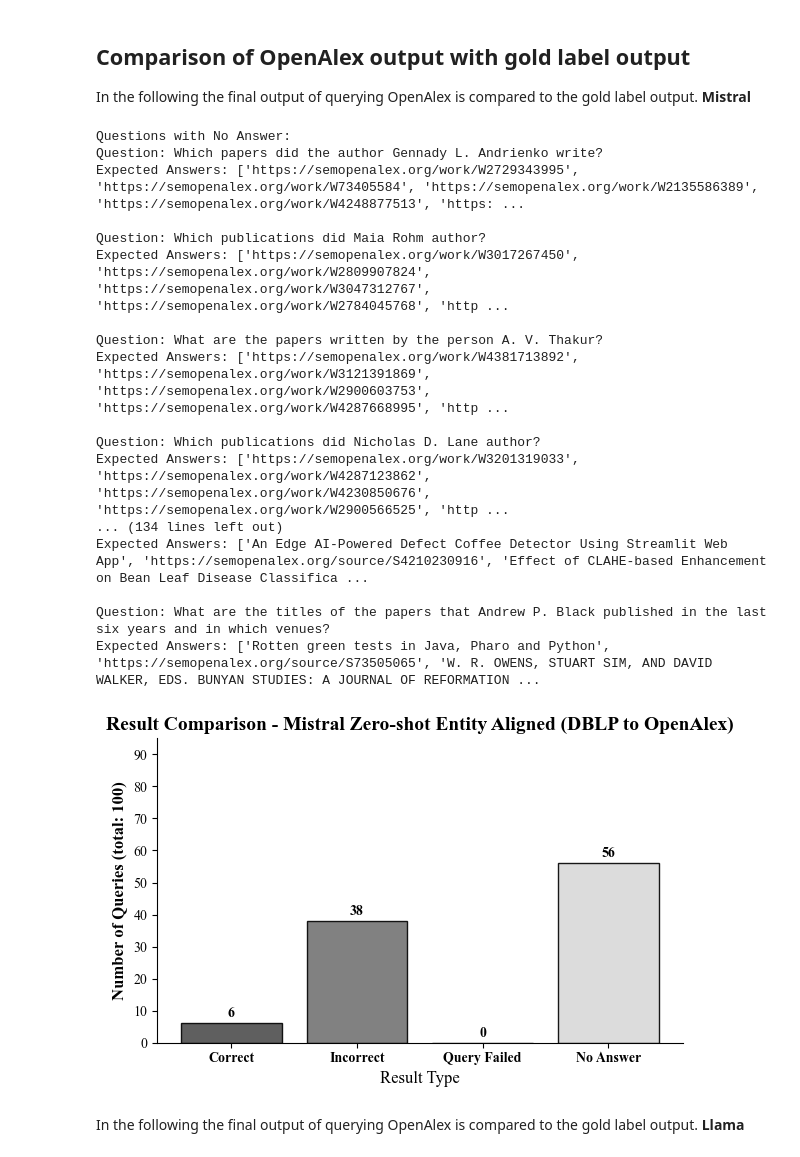
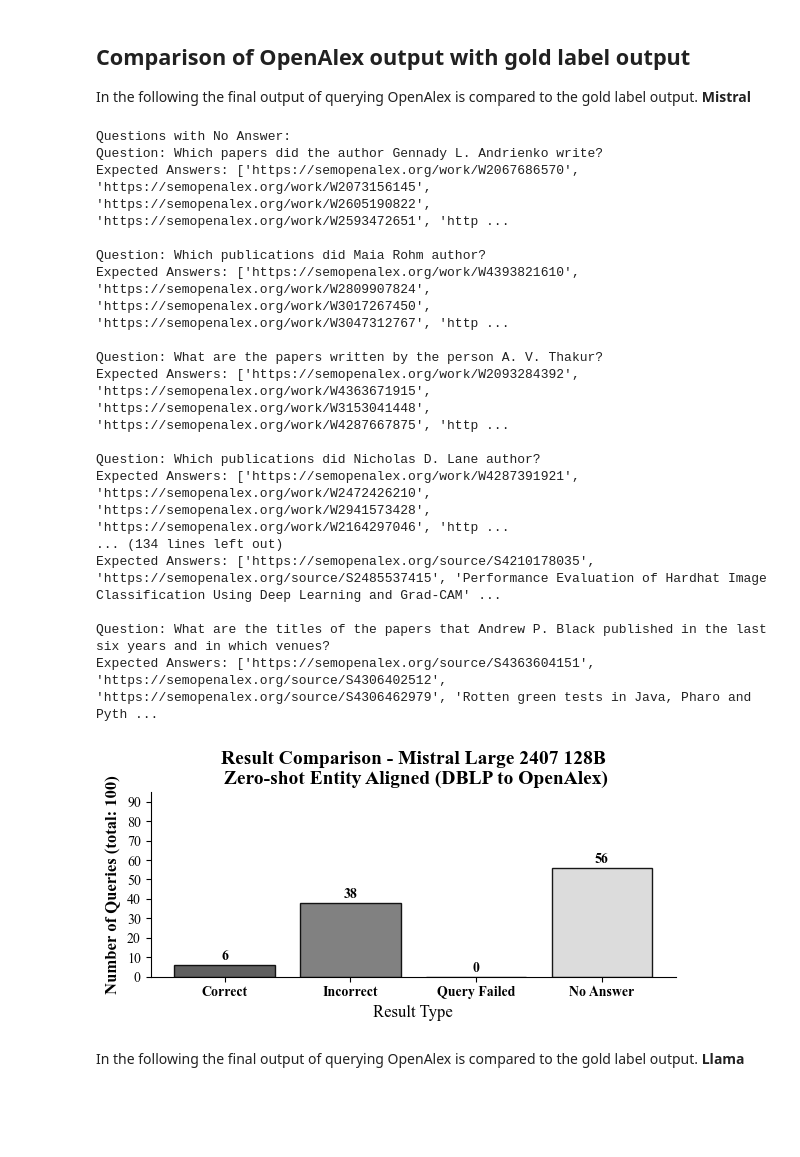
Before and after one commit to semantic-systems/Automatic-SPARQL-translation, a Jupyter notebook: DBLP-OpenAlex-testing/zeroshot-entity-aligned-DBLP-OpenAlex/zero_shot_entity_aligned_dblp_openalex.ipynb, the cells around one changed output. Cells and saved outputs as stored; diff of their text form; code cells hidden in the pictures; blank space fills up the shorter version.

```diff
--- a/DBLP-OpenAlex-testing/zeroshot-entity-aligned-DBLP-OpenAlex/zero_shot_entity_aligned_dblp_openalex.ipynb
+++ b/DBLP-OpenAlex-testing/zeroshot-entity-aligned-DBLP-OpenAlex/zero_shot_entity_aligned_dblp_openalex.ipynb
@@ -701,7 +701,7 @@ counts = [correct_count, incorrect_count, query_failed_count, no_answer_count]
 grayscale_colors = ['#4d4d4d', '#737373', '#a6a6a6', '#d9d9d9']
 
 # Create a bar chart
-fig, ax = plt.subplots(figsize=(6, 4))
+fig, ax = plt.subplots(figsize=(6, 3))
 bars = ax.bar(categories, counts, color=grayscale_colors, alpha=0.9, edgecolor='black')
 
 # Annotate bars with their values
@@ -714,41 +714,41 @@ ax.yaxis.set_major_locator(plt.MaxNLocator(integer=True))
 ax.set_ylabel(f'Number of Queries (total: {total_questions})', fontsize=12, fontweight='bold')
 
 # Add title and labels
-plt.title('Result Comparison - Mistral Zero-shot Entity Aligned (DBLP to OpenAlex)', fontsize=14, fontweight='bold')
+plt.title('Result Comparison - Mistral Large 2407 128B\n Zero-shot Entity Aligned (DBLP to OpenAlex)', fontsize=14, fontweight='bold')
 plt.xlabel('Result Type', fontsize=12)
 
 # Remove only the top and right spines
 ax.spines['top'].set_visible(False)
 ax.spines['right'].set_visible(False)
 
 # Improve visual appeal
 plt.xticks(fontsize=10, fontweight='bold')
 plt.yticks(fontsize=10)
 plt.ylim(0, 95)
 
 # Tight layout and save as PNG
 plt.tight_layout()
 plt.savefig('comparison_zeroshot_mistral_dblp_openalex_grayscale.png', dpi=300, bbox_inches='tight')
 plt.show()
 # %% [output]
 Questions with No Answer:
 Question: Which papers did the author Gennady L. Andrienko write?
-Expected Answers: ['https://semopenalex.org/work/W2729343995', 'https://semopenalex.org/work/W73405584', 'https://semopenalex.org/work/W2135586389', 'https://semopenalex.org/work/W4248877513', 'https: ...
+Expected Answers: ['https://semopenalex.org/work/W2067686570', 'https://semopenalex.org/work/W2073156145', 'https://semopenalex.org/work/W2605190822', 'https://semopenalex.org/work/W2593472651', 'http ...
 
 Question: Which publications did Maia Rohm author?
-Expected Answers: ['https://semopenalex.org/work/W3017267450', 'https://semopenalex.org/work/W2809907824', 'https://semopenalex.org/work/W3047312767', 'https://semopenalex.org/work/W2784045768', 'http ...
+Expected Answers: ['https://semopenalex.org/work/W4393821610', 'https://semopenalex.org/work/W2809907824', 'https://semopenalex.org/work/W3017267450', 'https://semopenalex.org/work/W3047312767', 'http ...
 
 Question: What are the papers written by the person A. V. Thakur?
-Expected Answers: ['https://semopenalex.org/work/W4381713892', 'https://semopenalex.org/work/W3121391869', 'https://semopenalex.org/work/W2900603753', 'https://semopenalex.org/work/W4287668995', 'http ...
+Expected Answers: ['https://semopenalex.org/work/W2093284392', 'https://semopenalex.org/work/W4363671915', 'https://semopenalex.org/work/W3153041448', 'https://semopenalex.org/work/W4287667875', 'http ...
 
 Question: Which publications did Nicholas D. Lane author?
-Expected Answers: ['https://semopenalex.org/work/W3201319033', 'https://semopenalex.org/work/W4287123862', 'https://semopenalex.org/work/W4230850676', 'https://semopenalex.org/work/W2900566525', 'http ...
+Expected Answers: ['https://semopenalex.org/work/W4287391921', 'https://semopenalex.org/work/W2472426210', 'https://semopenalex.org/work/W2941573428', 'https://semopenalex.org/work/W2164297046', 'http ...
 ... (134 lines left out)
-Expected Answers: ['An Edge AI-Powered Defect Coffee Detector Using Streamlit Web App', 'https://semopenalex.org/source/S4210230916', 'Effect of CLAHE-based Enhancement on Bean Leaf Disease Classifica ...
+Expected Answers: ['https://semopenalex.org/source/S4210178035', 'https://semopenalex.org/source/S2485537415', 'Performance Evaluation of Hardhat Image Classification Using Deep Learning and Grad-CAM' ...
 
 Question: What are the titles of the papers that Andrew P. Black published in the last six years and in which venues?
-Expected Answers: ['Rotten green tests in Java, Pharo and Python', 'https://semopenalex.org/source/S73505065', 'W. R. OWENS, STUART SIM, AND DAVID WALKER, EDS. BUNYAN STUDIES: A JOURNAL OF REFORMATION ...
+Expected Answers: ['https://semopenalex.org/source/S4363604151', 'https://semopenalex.org/source/S4306402512', 'https://semopenalex.org/source/S4306462979', 'Rotten green tests in Java, Pharo and Pyth ...
-[figure, old version]
+[figure, new version]
 # %% [markdown]
 In the following the final output of querying OpenAlex is compared to the gold label output. **Llama**
 # %%
```
Also changed, not shown: parts of 1 cell of this notebook, 4 other files.
